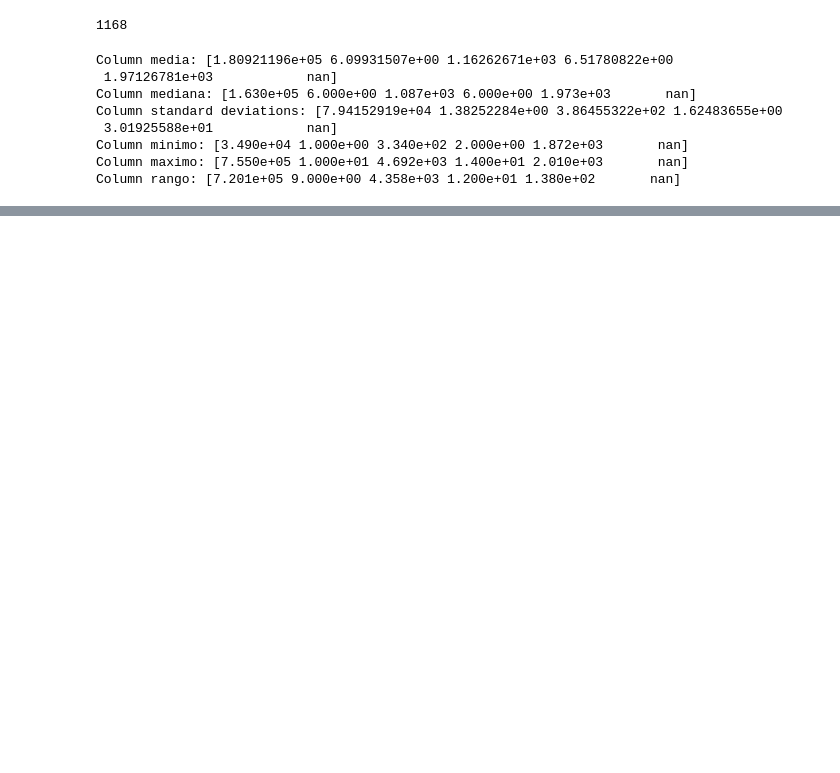
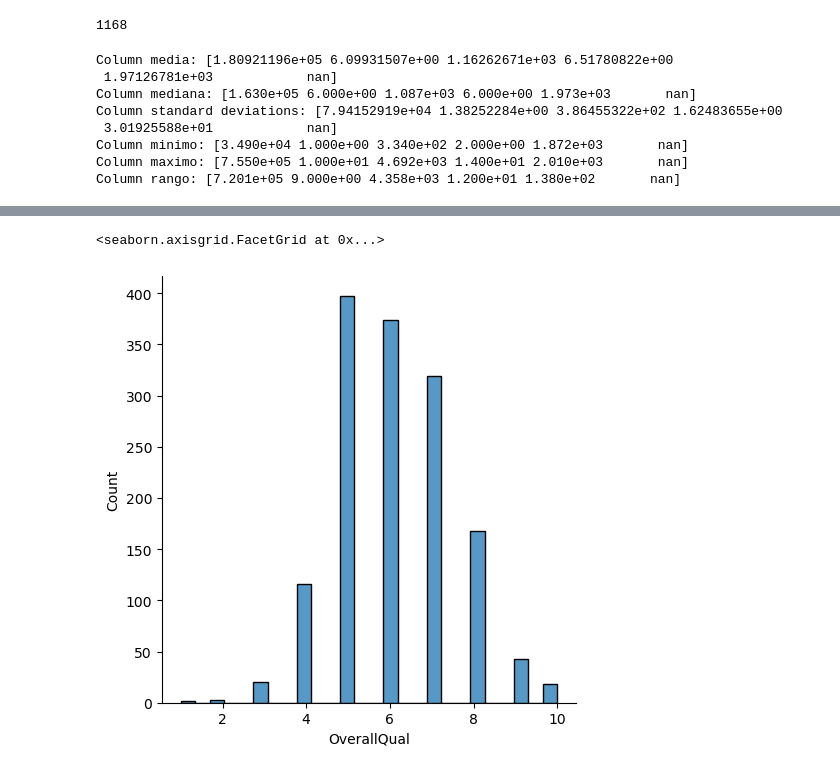
Before and after one commit to noemonterrosa/ClasePythonMaster, a Jupyter notebook: proyecto1NM.ipynb, the cells around one changed output, grey strips where cells are left out. Saved outputs shown, nothing was run; the diff lists cells and outputs as text; code cells hidden in the pictures; blank space fills up the shorter version.

```diff
--- a/proyecto1NM.ipynb
+++ b/proyecto1NM.ipynb
@@ -63,0 +95,5 @@ Column rango: [7.201e+05 9.000e+00 4.358e+03 1.200e+01 1.380e+02       nan]
+# %%
+sns.displot(df['OverallQual'], kde=False)
+# %% [output]
+<seaborn.axisgrid.FacetGrid at 0x...>
+[figure, added]
```
Also changed, not shown: parts of 23 cells of this notebook.
